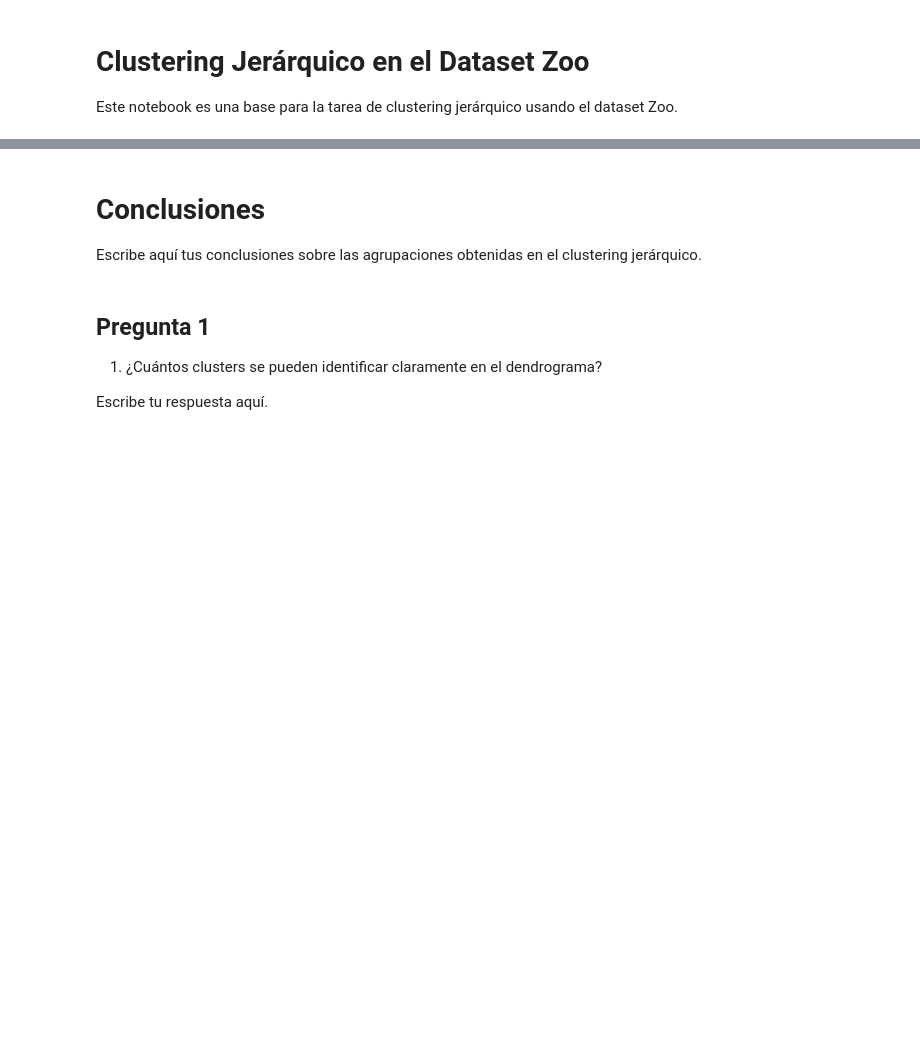
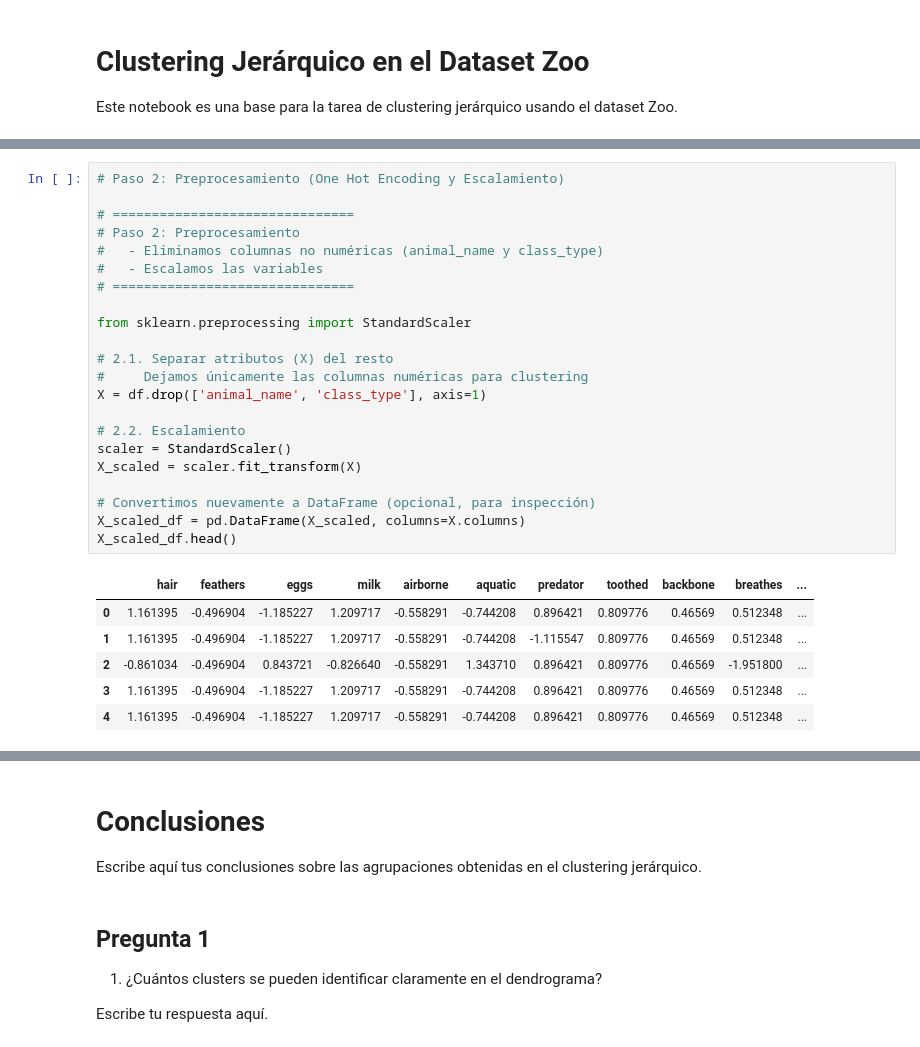
Before and after one commit to BorisMejiasII/Hierarchical-Clustering, a Jupyter notebook: Notebook_Tarea_Zoo_Clustering.ipynb, the cells around one changed output, grey strips where cells are left out. Saved outputs shown, nothing was run; the diff lists cells and outputs as text; blank space fills up the shorter version.

```diff
--- a/Notebook_Tarea_Zoo_Clustering.ipynb
+++ b/Notebook_Tarea_Zoo_Clustering.ipynb
@@ -24,0 +28,29 @@ FileNotFoundError: [Errno 2] No such file or directory: 'zoo.csv'
+# %%
+# Paso 2: Preprocesamiento (One Hot Encoding y Escalamiento)
+
+# ===============================
+# Paso 2: Preprocesamiento
+#   - Eliminamos columnas no numéricas (animal_name y class_type)
+#   - Escalamos las variables
+# ===============================
+
+from sklearn.preprocessing import StandardScaler
+
+# 2.1. Separar atributos (X) del resto
+#     Dejamos únicamente las columnas numéricas para clustering
+X = df.drop(['animal_name', 'class_type'], axis=1)
+
+# 2.2. Escalamiento
+scaler = StandardScaler()
+X_scaled = scaler.fit_transform(X)
+
+# Convertimos nuevamente a DataFrame (opcional, para inspección)
+X_scaled_df = pd.DataFrame(X_scaled, columns=X.columns)
+X_scaled_df.head()
+# %% [output]
+|  | hair | feathers | eggs | milk | airborne | aquatic | predator | toothed | backbone | breathes | ... |
+| 0 | 1.161395 | -0.496904 | -1.185227 | 1.209717 | -0.558291 | -0.744208 | 0.896421 | 0.809776 | 0.46569 | 0.512348 | ... |
+| 1 | 1.161395 | -0.496904 | -1.185227 | 1.209717 | -0.558291 | -0.744208 | -1.115547 | 0.809776 | 0.46569 | 0.512348 | ... |
+| 2 | -0.861034 | -0.496904 | 0.843721 | -0.826640 | -0.558291 | 1.343710 | 0.896421 | 0.809776 | 0.46569 | -1.951800 | ... |
+| 3 | 1.161395 | -0.496904 | -1.185227 | 1.209717 | -0.558291 | -0.744208 | 0.896421 | 0.809776 | 0.46569 | 0.512348 | ... |
+| 4 | 1.161395 | -0.496904 | -1.185227 | 1.209717 | -0.558291 | -0.744208 | 0.896421 | 0.809776 | 0.46569 | 0.512348 | ... |
```
Also changed, not shown: parts of 7 cells of this notebook.
